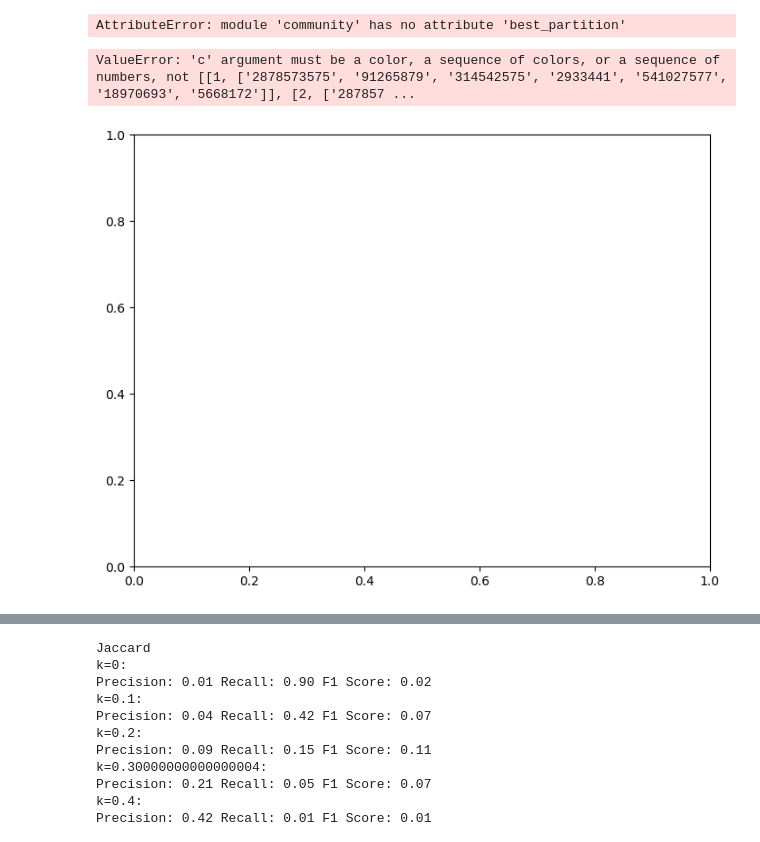
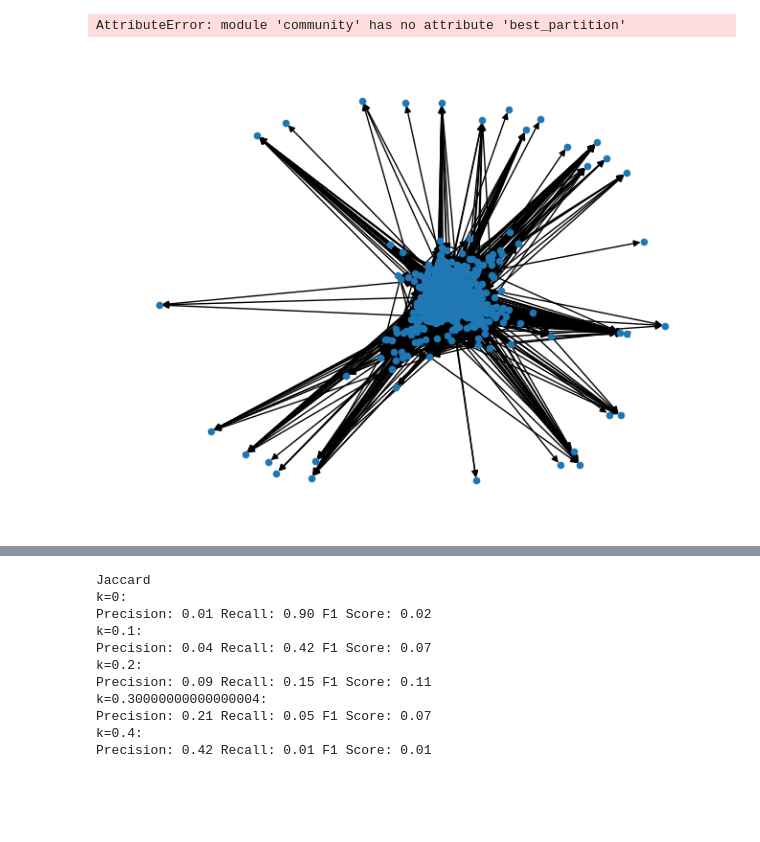
Before and after one commit to KevKoppa/CS4352-Final-Project, a Jupyter notebook: Project.ipynb, the cells around one changed output, grey strips where cells are left out. Cells and saved outputs as stored; diff of their text form; code cells hidden in the pictures; blank space fills up the shorter version.

Commit message:
graphs added

```diff
--- a/Project.ipynb
+++ b/Project.ipynb
@@ -92,13 +92,12 @@ print(partition)
 AttributeError: module 'community' has no attribute 'best_partition'
 # %%
 # Draw the graph node
-nx.draw(subset_followers_graph, with_labels=False, node_size=20, node_color=values)
+nx.draw(subset_followers_graph, with_labels=False, node_size=20)
 
 # Display the graph
 plt.show()
 # %% [output]
-ValueError: 'c' argument must be a color, a sequence of colors, or a sequence of numbers, not [[1, ['2878573575', '91265879', '314542575', '2933441', '541027577', '18970693', '5668172']], [2, ['287857 ...
-[figure, old version]
+[figure, new version]
 # %%
 removed_edges_graph = subset_followers_graph.copy()
 print("edges before removal:",removed_edges_graph.number_of_edges())
```
Also changed, not shown: parts of 1 cell of this notebook.
